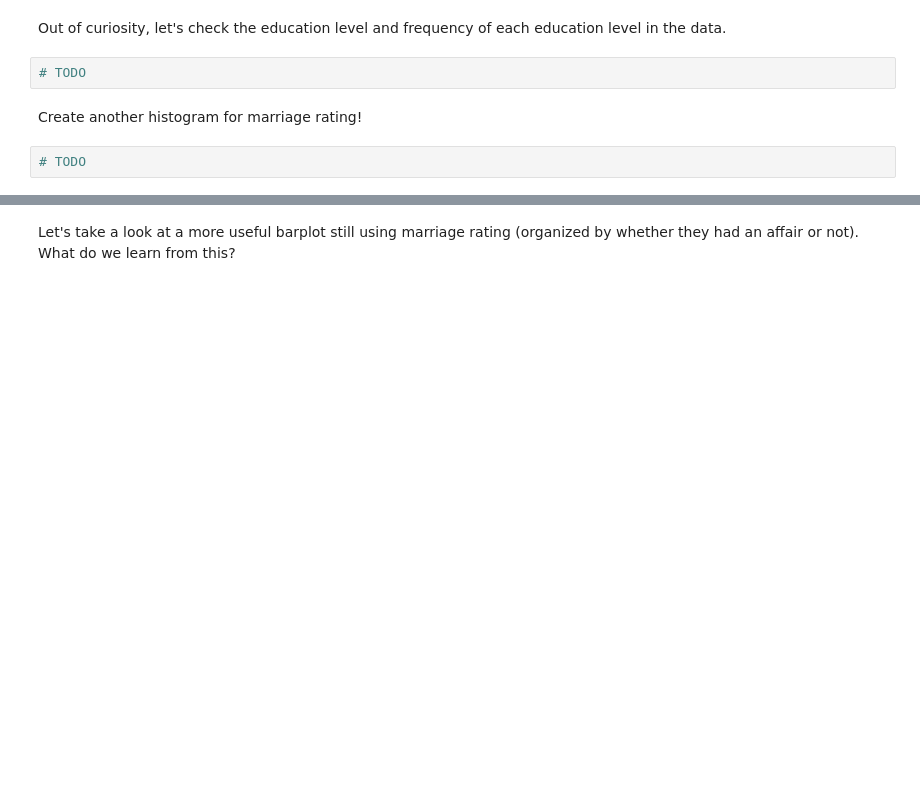
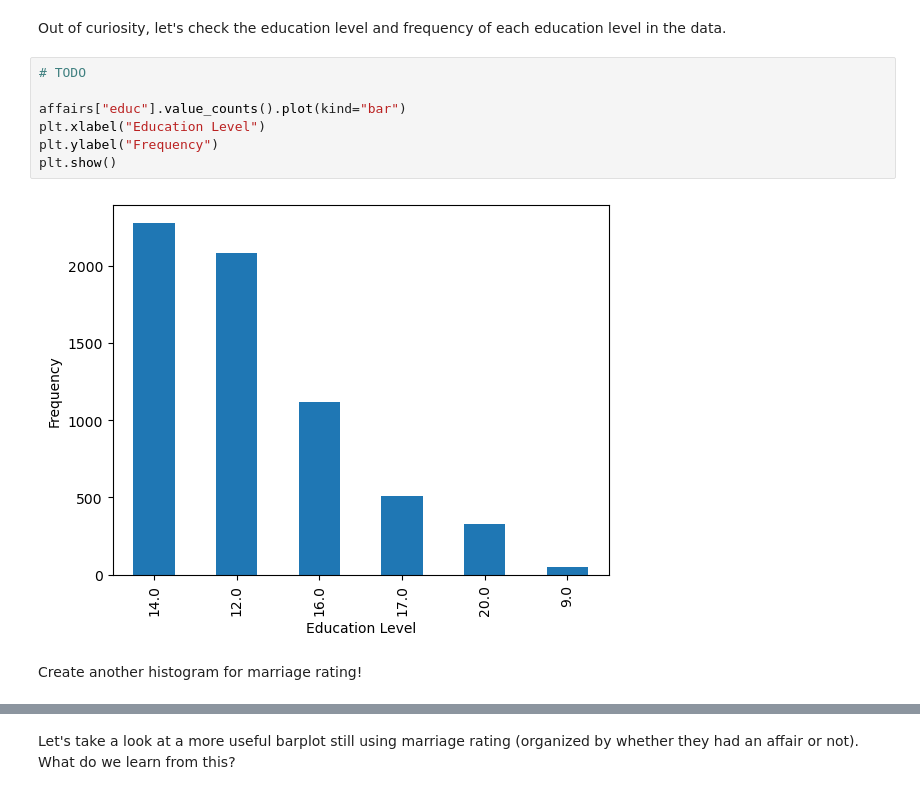
Before and after one commit to kyun33/JCP26Notebooks, a Jupyter notebook: Week_5_Logistic_Regression_Decision_Trees.ipynb, the cells around one changed output, grey strips where cells are left out. Saved outputs shown, nothing was run; the diff lists cells and outputs as text; blank space fills up the shorter version.

```diff
--- a/Week_5_Logistic_Regression_Decision_Trees.ipynb
+++ b/Week_5_Logistic_Regression_Decision_Trees.ipynb
@@ -39,9 +72,14 @@ You should see three variables that increase as the marriage rating declines. Wh
 # Visualizations
 # %% [markdown]
 Out of curiosity, let's check the education level and frequency of each education level in the data.
-# %%
-# TODO
+# %%
+# TODO
+
+affairs["educ"].value_counts().plot(kind="bar")
+plt.xlabel("Education Level")
+plt.ylabel("Frequency")
+plt.show()
+# %% [output]
+[figure, added]
 # %% [markdown]
 Create another histogram for marriage rating!
-# %%
-# TODO
```
Also changed, not shown: parts of 33 cells of this notebook.
